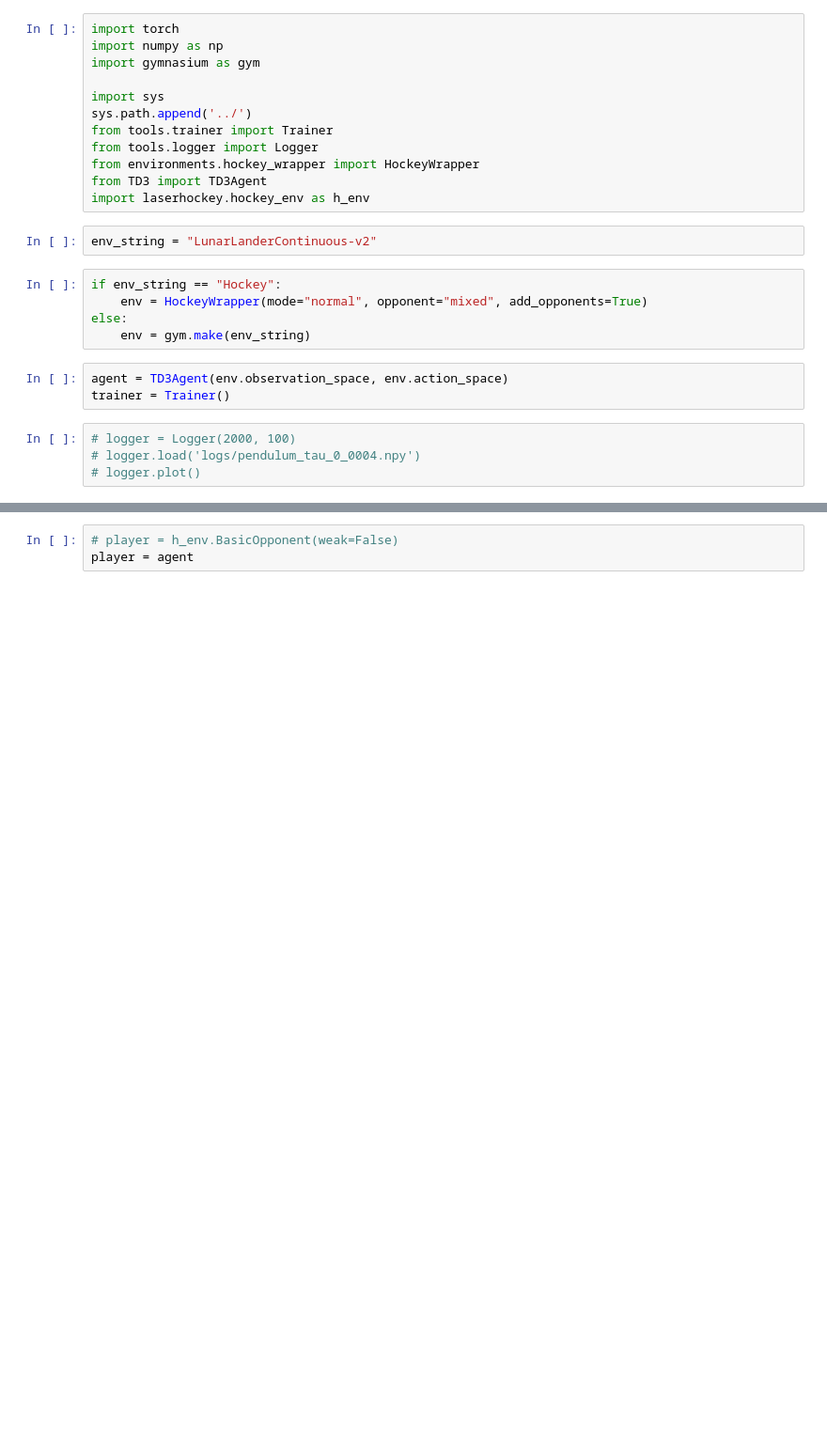
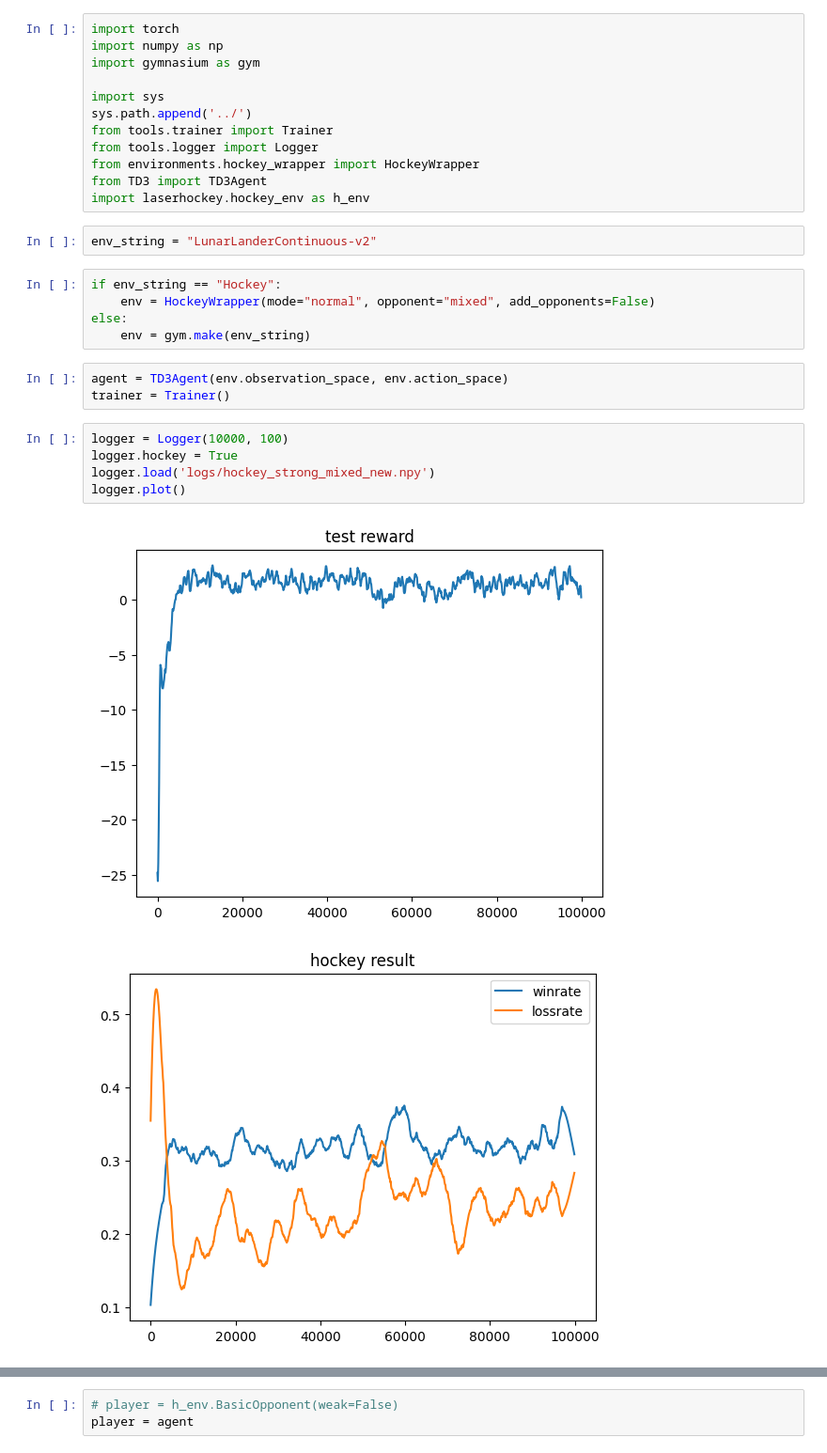
Before and after one commit to SNicolas99/RLPowerPucks, a Jupyter notebook: algorithms/test.ipynb, the cells around one changed output, grey strips where cells are left out. Shown at 94% size. Saved outputs shown, nothing was run; the diff lists cells and outputs as text; blank space fills up the shorter version.

```diff
--- a/algorithms/test.ipynb
+++ b/algorithms/test.ipynb
@@ -14,13 +14,17 @@ import laserhockey.hockey_env as h_env
 env_string = "LunarLanderContinuous-v2"
 # %%
 if env_string == "Hockey":
-    env = HockeyWrapper(mode="normal", opponent="mixed", add_opponents=True)
+    env = HockeyWrapper(mode="normal", opponent="mixed", add_opponents=False)
 else:
     env = gym.make(env_string)
 # %%
 agent = TD3Agent(env.observation_space, env.action_space)
 trainer = Trainer()
 # %%
-# logger = Logger(2000, 100)
-# logger.load('logs/pendulum_tau_0_0004.npy')
-# logger.plot()
+logger = Logger(10000, 100)
+logger.hockey = True
+logger.load('logs/hockey_strong_mixed_new.npy')
+logger.plot()
+# %% [output]
+[figure, added]
+[figure, added]
```
Also changed, not shown: parts of 7 cells of this notebook, 22 other files.
